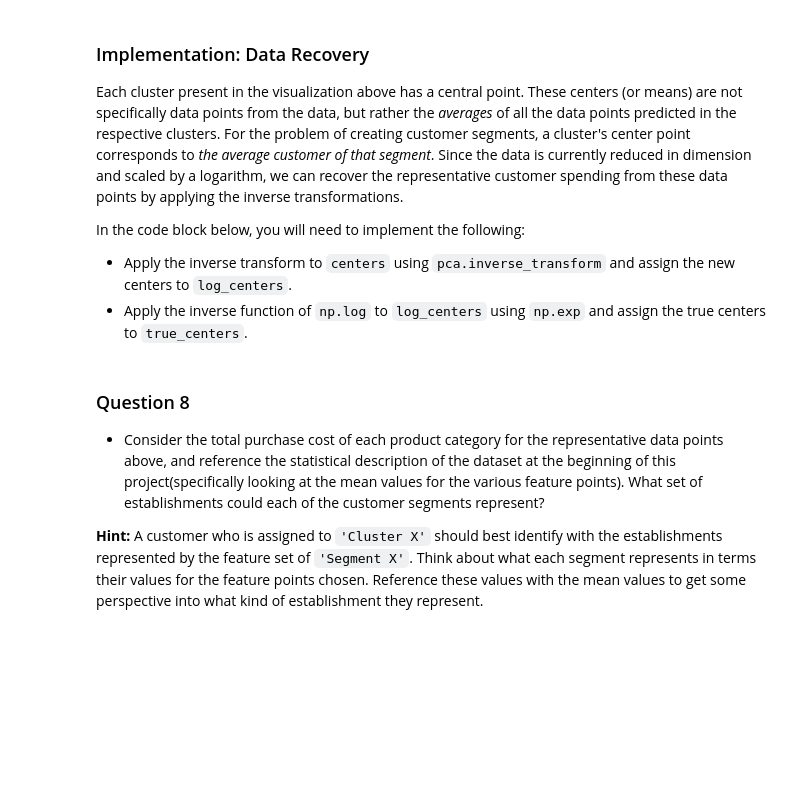
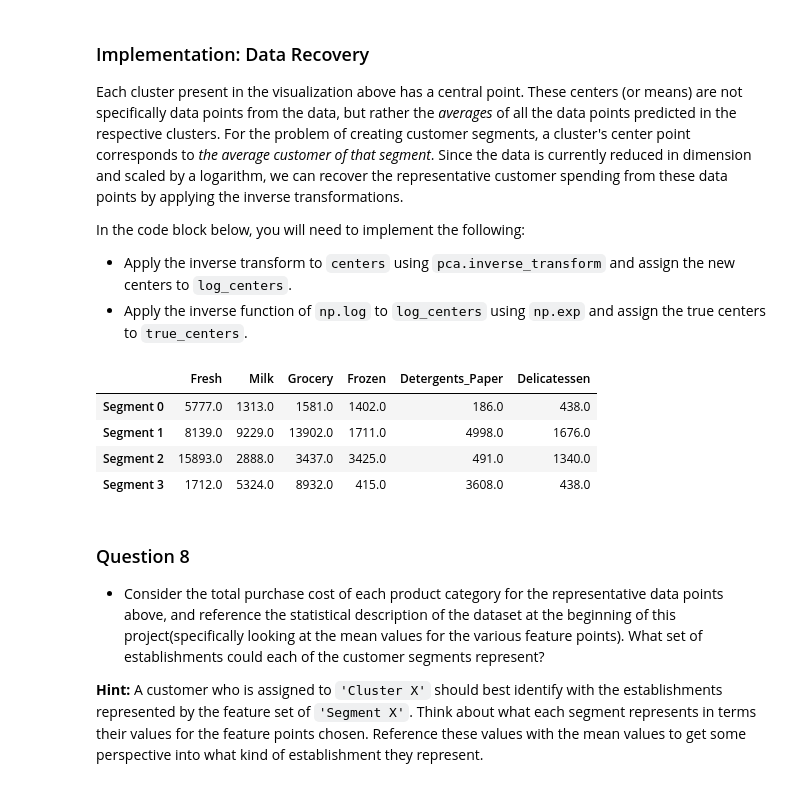
Before and after one commit to leportella/udacity-nanodegree, a Jupyter notebook: project_2_unsupervised_learning/customer_segments.ipynb, the cells around one changed output. Saved outputs shown, nothing was run; the diff lists cells and outputs as text; code cells hidden in the pictures; blank space fills up the shorter version.

```diff
--- a/project_2_unsupervised_learning/customer_segments.ipynb
+++ b/project_2_unsupervised_learning/customer_segments.ipynb
@@ -547,3 +559,18 @@ plt.plot(range(2,20), scores, '.')
+# %%
+clusterer = KMeans(n_clusters=4)
+clusterer.fit(reduced_data)
+
+# TODO: Predict the cluster for each data point
+preds = clusterer.predict(reduced_data)
+
+# TODO: Find the cluster centers
+centers = clusterer.cluster_centers_
+
+# TODO: Predict the cluster for each transformed sample data point
+sample_preds = clusterer.predict(pca_samples)
+
+# TODO: Calculate the mean silhouette coefficient for the number of clusters chosen
+score = silhouette_score(reduced_data, preds)
 # %% [markdown]
 ### Question 7
 
@@ -568,16 +597,22 @@ In the code block below, you will need to implement the following:
  - Apply the inverse function of `np.log` to `log_centers` using `np.exp` and assign the true centers to `true_centers`.
 # %%
 # TODO: Inverse transform the centers
-log_centers = None
+log_centers = pca.inverse_transform(centers)
 
 # TODO: Exponentiate the centers
-true_centers = None
+true_centers = np.e ** log_centers
 
 # Display the true centers
 segments = ['Segment {}'.format(i) for i in range(0,len(centers))]
 true_centers = pd.DataFrame(np.round(true_centers), columns = data.keys())
 true_centers.index = segments
 display(true_centers)
+# %% [output]
+|  | Fresh | Milk | Grocery | Frozen | Detergents_Paper | Delicatessen |
+| Segment 0 | 5777.0 | 1313.0 | 1581.0 | 1402.0 | 186.0 | 438.0 |
+| Segment 1 | 8139.0 | 9229.0 | 13902.0 | 1711.0 | 4998.0 | 1676.0 |
+| Segment 2 | 15893.0 | 2888.0 | 3437.0 | 3425.0 | 491.0 | 1340.0 |
+| Segment 3 | 1712.0 | 5324.0 | 8932.0 | 415.0 | 3608.0 | 438.0 |
 # %% [markdown]
 ### Question 8
 
```
Also changed, not shown: parts of 24 cells of this notebook, 1 other file.
